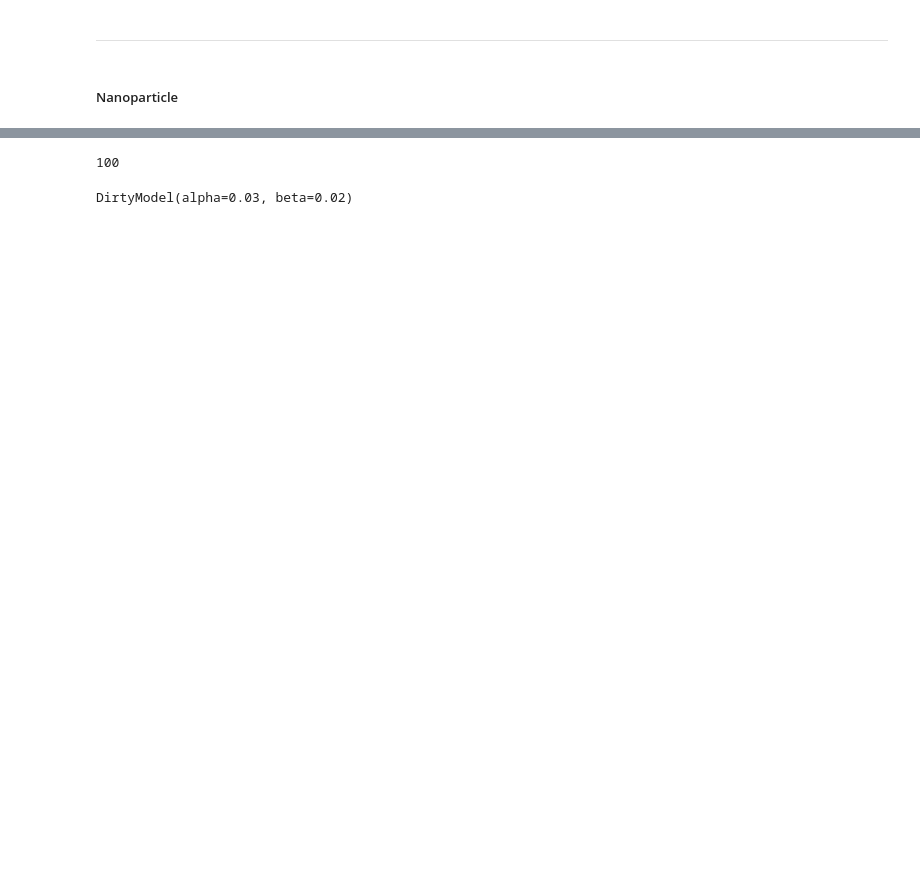
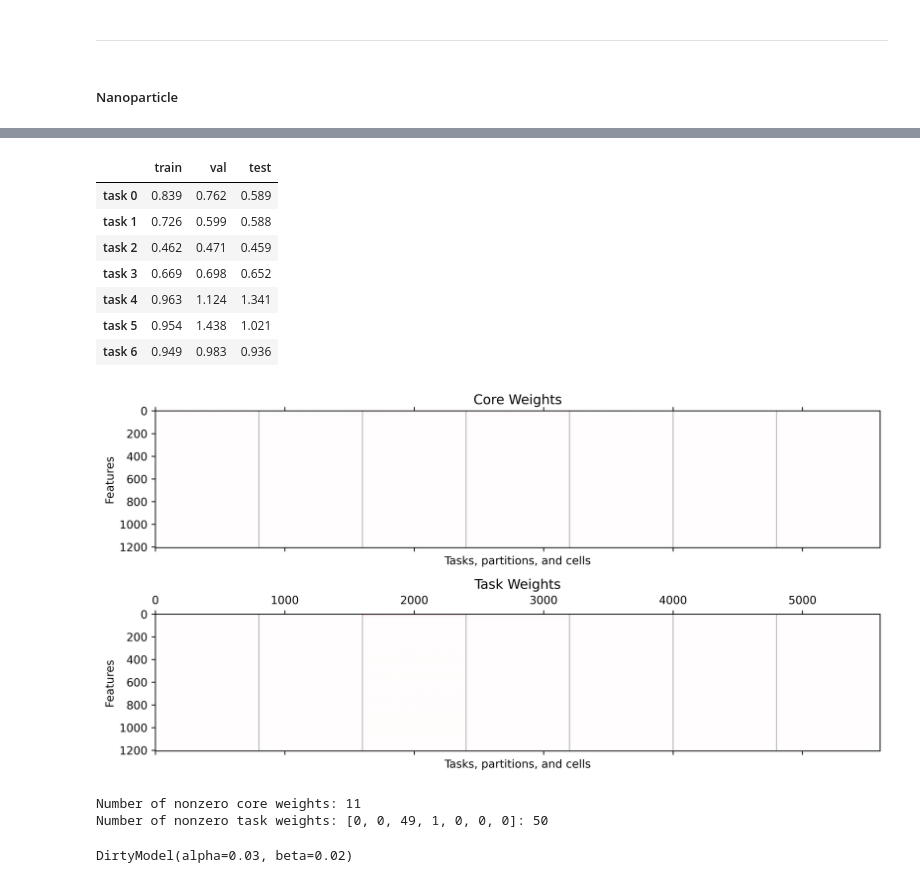
Before and after one commit to mattrmd/joplen_mlsp2024, a Jupyter notebook: experiments/multitask_selection.ipynb, the cells around one changed output, grey strips where cells are left out. Saved outputs shown, nothing was run; the diff lists cells and outputs as text; code cells hidden in the pictures; blank space fills up the shorter version.

```diff
--- a/experiments/multitask_selection.ipynb
+++ b/experiments/multitask_selection.ipynb
@@ -141,7 +141,7 @@ def scale_matrix(matrix, min_val, max_val):
     return scaled_matrix
 
 
-def plot_joplen_weights(model):
+def plot_joplen_weights(model, dpi=300):
     core_weights = model.cwb.get()
     task_weights = model.cws.get()
 
@@ -155,7 +155,7 @@ def plot_joplen_weights(model):
     core_weights = scale_matrix(core_weights, min_val, max_val)
     task_weights = scale_matrix(task_weights, min_val, max_val)
 
-    fig, axs = plt.subplots(2, 1, figsize=(10, 5), sharey=True, sharex=True, dpi=300)
+    fig, axs = plt.subplots(2, 1, figsize=(10, 5), sharey=True, sharex=True, dpi=dpi)
 
     params = {"aspect": "auto", "vmin": -1, "vmax": 1, "cmap": "seismic"}
 
@@ -884,25 +919,0 @@ history = jp_model.fit(
-# %%
-jp_model = MTJOPLEn(
-    LinearForestPartition,
-    n_partitions=10,
-    n_cells=4,
-    random_state=0,
-)
-
-history = jp_model.fit(
-    x_train,
-    y_train,
-    lst_val_x=x_val,
-    lst_val_y=y_val,
-    max_iters=10000,
-    # lam_core=8,
-    # lam_task=100,
-    lam_core=0.8,
-    lam_task=0.5,
-    core_alpha=0.0,
-    task_alpha=0.0,
-    print_epochs=100,
-    mu=0.003,
-    norm_type=NormType.LINF1,
-    threshold=1e-4,
-)
@@ -965,7 +920,21 @@ Test:  [0.63, 0.22, 0.28, 0.35, 0.59, 0.4, 0.86]
-# %%
-np.sum(feature_mask) + np.sum(task_mask)
-# %% [output]
-100
+# %%
+# jp_res = score_jp(jp_model, x_train, y_train, x_val, y_val, x_test, y_test)
+
+display(jp_res.round(3))
+
+plot_joplen_weights(jp_model, dpi=600)
+# %% [output]
+|  | train | val | test |
+| task 0 | 0.839 | 0.762 | 0.589 |
+| task 1 | 0.726 | 0.599 | 0.588 |
+| task 2 | 0.462 | 0.471 | 0.459 |
+| task 3 | 0.669 | 0.698 | 0.652 |
+| task 4 | 0.963 | 1.124 | 1.341 |
+| task 5 | 0.954 | 1.438 | 1.021 |
+| task 6 | 0.949 | 0.983 | 0.936 |
+[figure, added]
+Number of nonzero core weights: 11
+Number of nonzero task weights: [0, 0, 49, 1, 0, 0, 0]: 50
 # %%
 from mutar import DirtyModel
 
```
Also changed, not shown: parts of 19 cells of this notebook.
